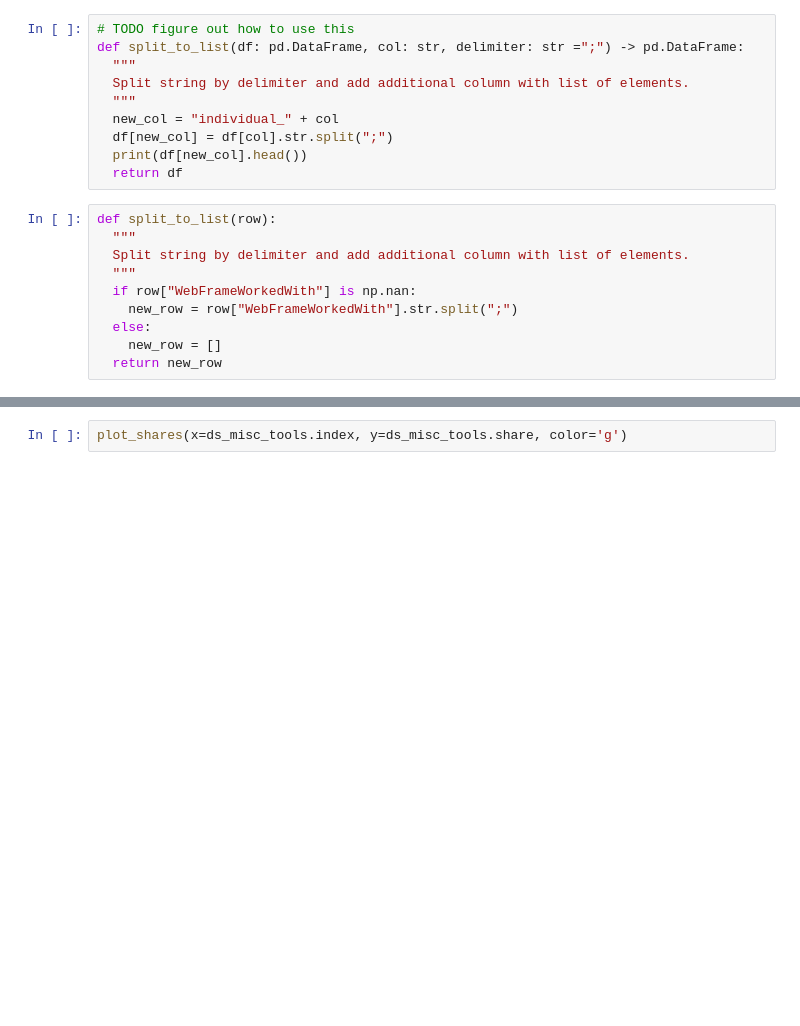
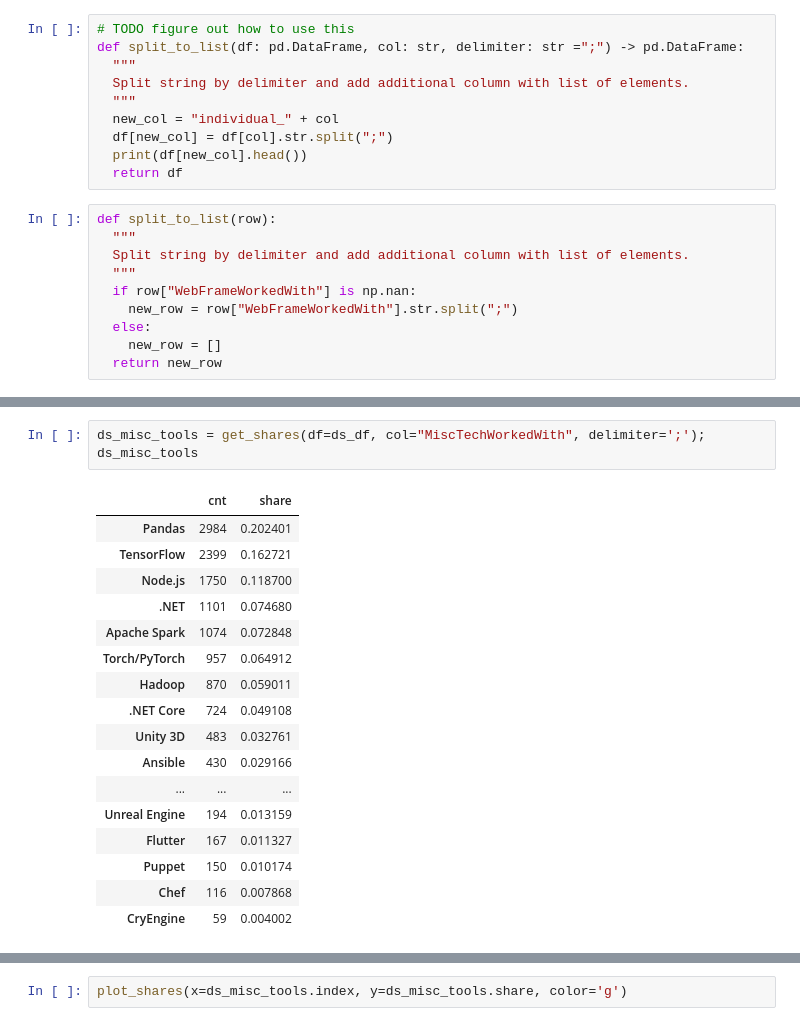
Before and after one commit to StefanTippelt/stack_overflow_developer_survey, a Jupyter notebook: stackoverflow_exploration.ipynb, the cells around one changed output, grey strips where cells are left out. Drawn from its saved outputs; the diff is of its cells as text; blank space fills up the shorter version.

```diff
--- a/stackoverflow_exploration.ipynb
+++ b/stackoverflow_exploration.ipynb
@@ -228,0 +242,20 @@ df_web_frameworks.head()
+# %%
+ds_misc_tools = get_shares(df=ds_df, col="MiscTechWorkedWith", delimiter=';'); ds_misc_tools
+# %% [output]
+|  | cnt | share |
+| Pandas | 2984 | 0.202401 |
+| TensorFlow | 2399 | 0.162721 |
+| Node.js | 1750 | 0.118700 |
+| .NET | 1101 | 0.074680 |
+| Apache Spark | 1074 | 0.072848 |
+| Torch/PyTorch | 957 | 0.064912 |
+| Hadoop | 870 | 0.059011 |
+| .NET Core | 724 | 0.049108 |
+| Unity 3D | 483 | 0.032761 |
+| Ansible | 430 | 0.029166 |
+| ... | ... | ... |
+| Unreal Engine | 194 | 0.013159 |
+| Flutter | 167 | 0.011327 |
+| Puppet | 150 | 0.010174 |
+| Chef | 116 | 0.007868 |
+| CryEngine | 59 | 0.004002 |
```
Also changed, not shown: parts of 28 cells of this notebook.
